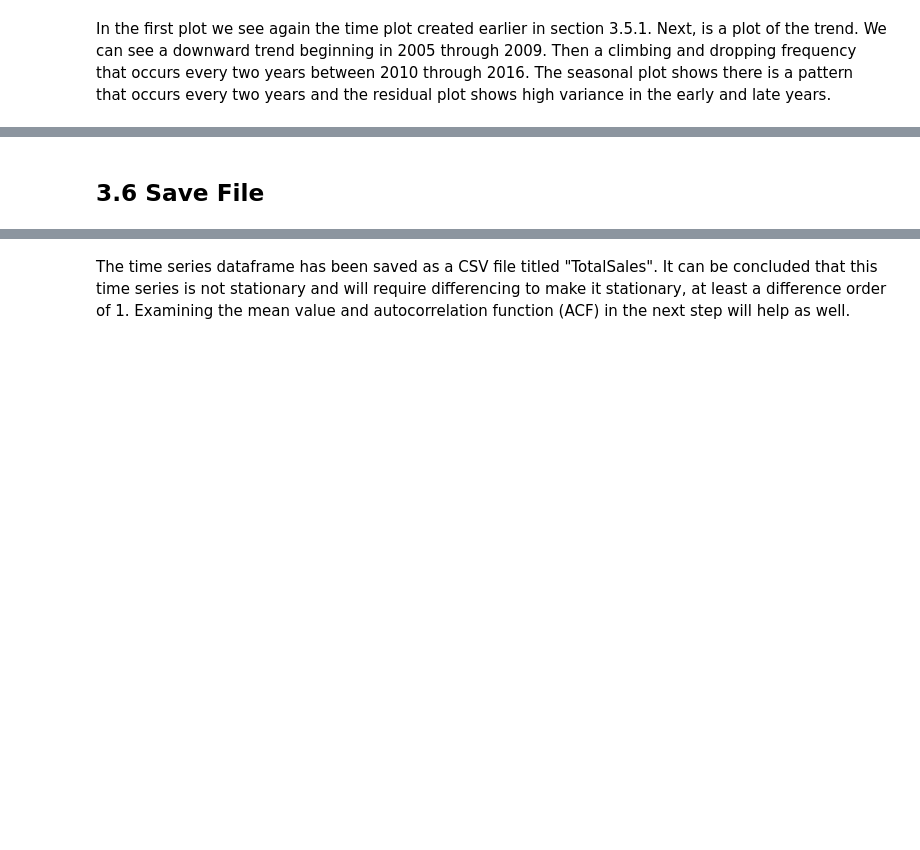
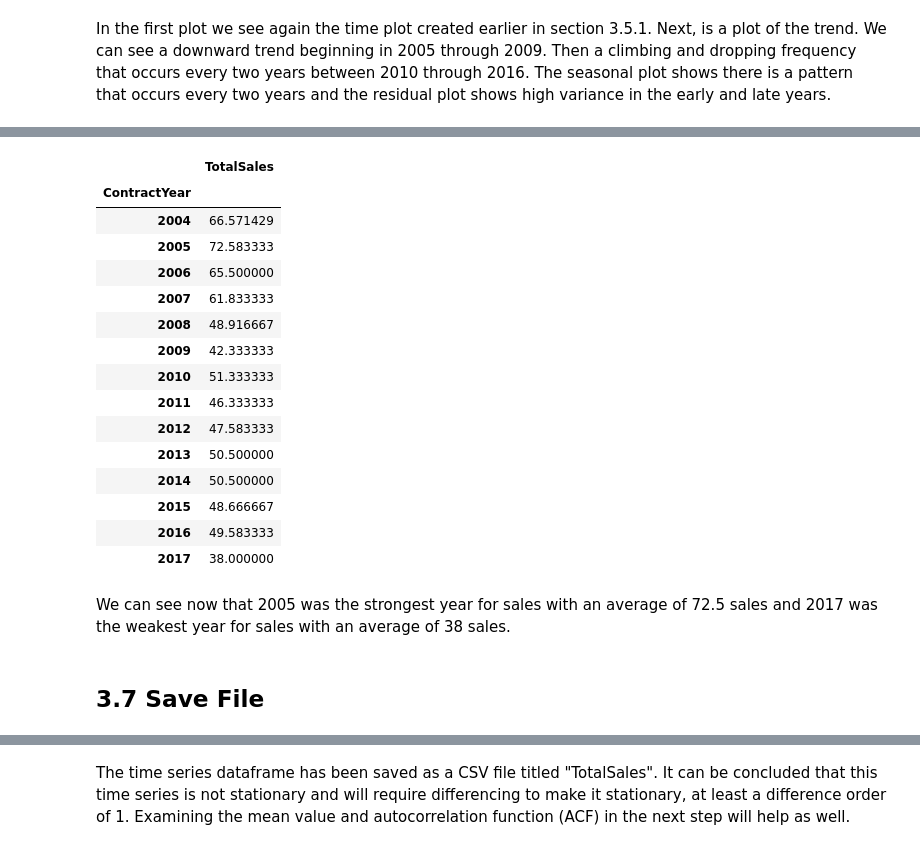
Before and after one commit to martell-n-tardy/Forecasting-with-a-Time-Series-Model-using-Python, a Jupyter notebook: notebooks/Exploratory Data Analysis.ipynb, the cells around one changed output, grey strips where cells are left out. Saved outputs shown, nothing was run; the diff lists cells and outputs as text; code cells hidden in the pictures; blank space fills up the shorter version.

```diff
--- a/notebooks/Exploratory Data Analysis.ipynb
+++ b/notebooks/Exploratory Data Analysis.ipynb
@@ -218,0 +370,3 @@ In the first plot we see again the time plot created earlier in section 3.5.1. N
+# %%
+yearly = df_ts_yr_mnth.iloc[:,[2,1]]
+yearly
@@ -218,0 +375,7 @@ In the first plot we see again the time plot created earlier in section 3.5.1. N
+# %%
+#convert yearly to a DataFrame
+yearly = pd.DataFrame(yearly)
+#Convert the column of years into str obj so not to be observed numerically
+yearly['ContractYear'] = yearly['ContractYear'].apply(str)
+#confirm transformation of column
+yearly['ContractYear'].dtype
@@ -219,5 +398,26 @@ In the first plot we see again the time plot created earlier in section 3.5.1. N
+# %%
+yearly.groupby('ContractYear').mean()
+# %% [output]
+|  | TotalSales |
+| ContractYear |  |
+| 2004 | 66.571429 |
+| 2005 | 72.583333 |
+| 2006 | 65.500000 |
+| 2007 | 61.833333 |
+| 2008 | 48.916667 |
+| 2009 | 42.333333 |
+| 2010 | 51.333333 |
+| 2011 | 46.333333 |
+| 2012 | 47.583333 |
+| 2013 | 50.500000 |
+| 2014 | 50.500000 |
+| 2015 | 48.666667 |
+| 2016 | 49.583333 |
+| 2017 | 38.000000 |
+# %% [markdown]
+We can see now that 2005 was the strongest year for sales with an average of 72.5 sales and  2017 was the weakest year for sales with an average of 38 sales.
 # %% [markdown]
-## 3.6 Save File
+## 3.7 Save File
 # %%
 #save time series dataframe with singular DateTime column in CSV format
 df_total_sales.to_csv('../data/processed/TotalSales.csv')
```
Also changed, not shown: parts of 27 cells of this notebook.
